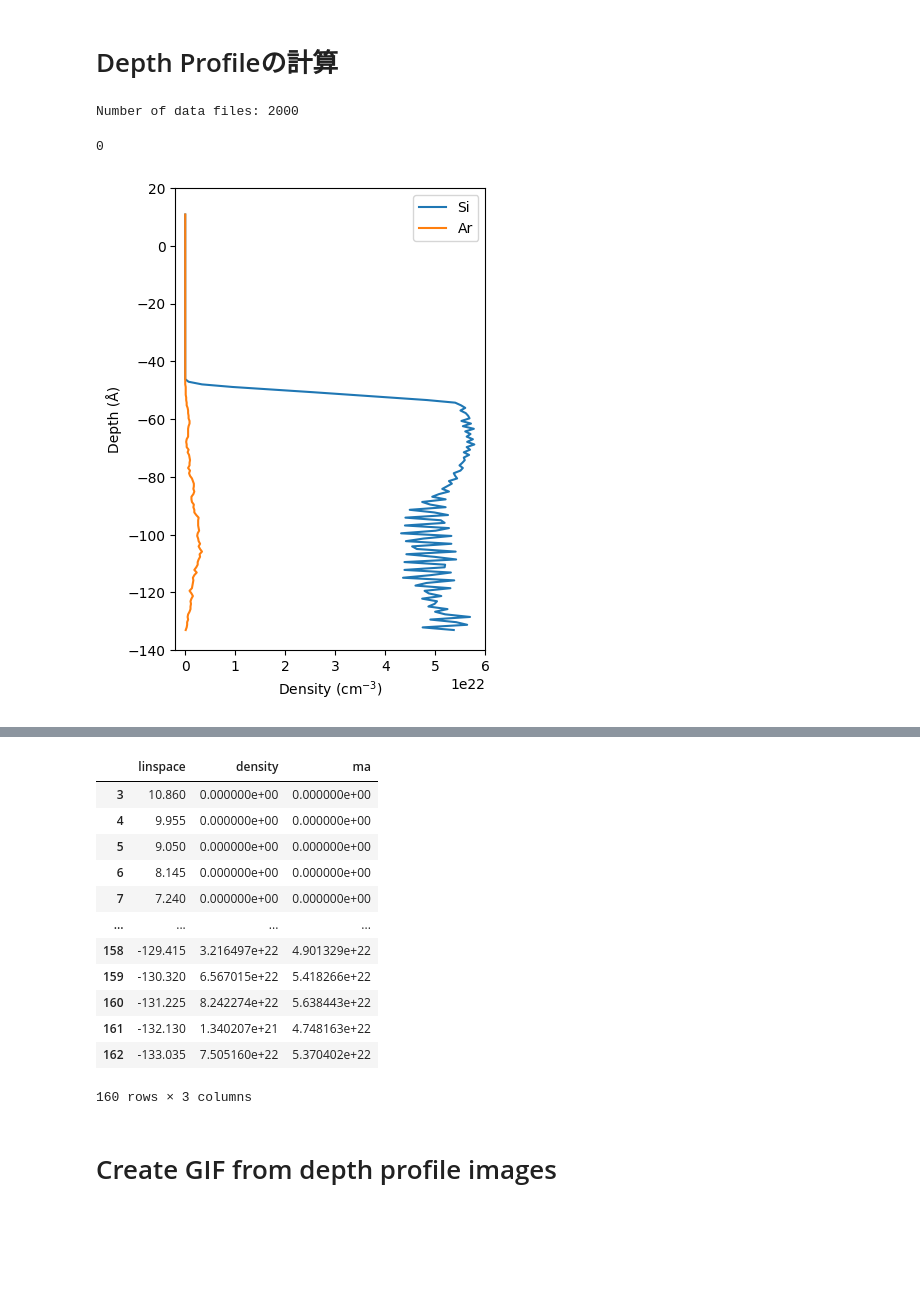
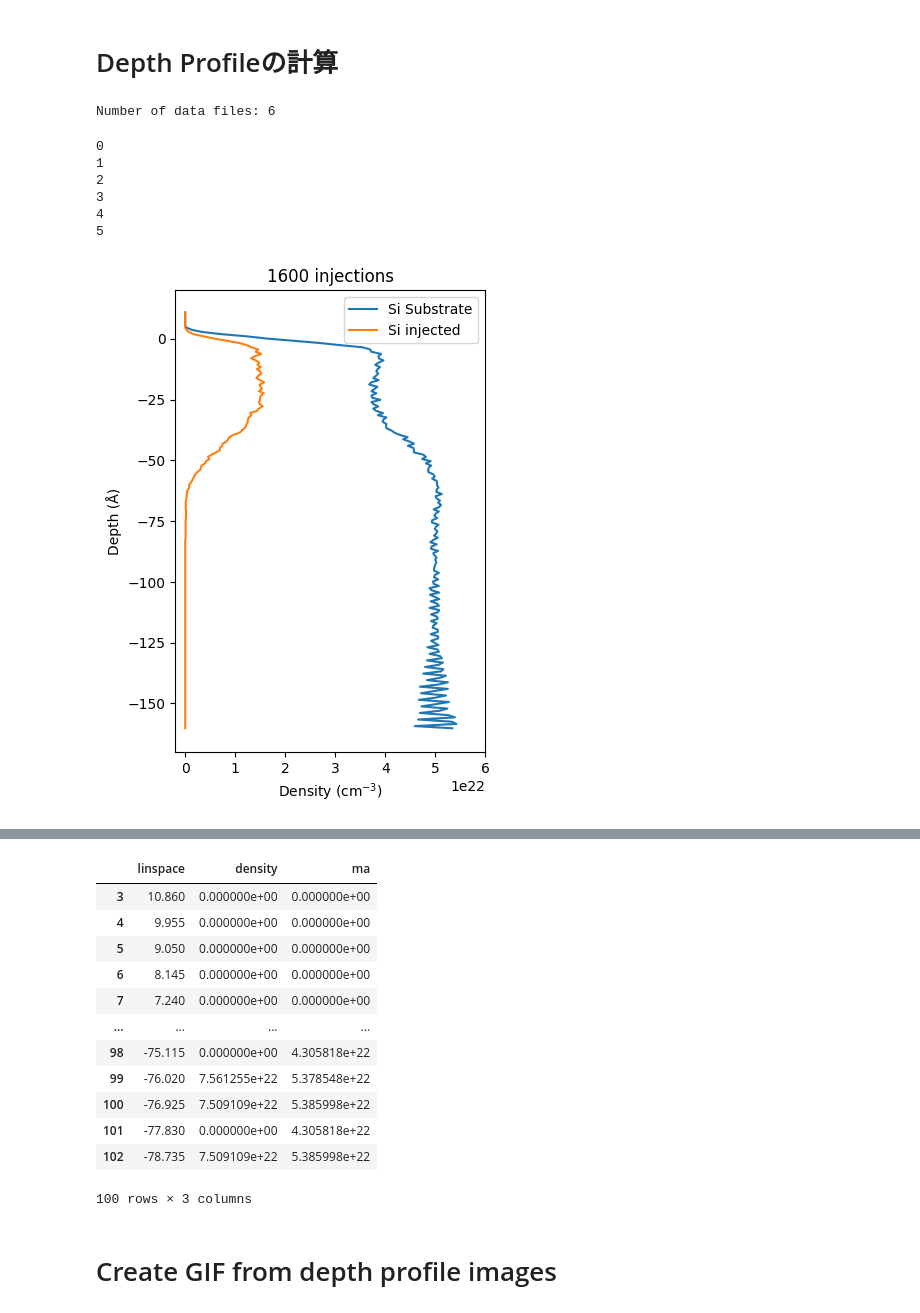
Before and after one commit to y1u0d2a1i/mlp_tools, a Jupyter notebook: notebooks/analyze/get_depth_profile.ipynb, the cells around one changed output, grey strips where cells are left out. Drawn from its saved outputs; the diff is of its cells as text; code cells hidden in the pictures; blank space fills up the shorter version.

```diff
--- a/notebooks/analyze/get_depth_profile.ipynb
+++ b/notebooks/analyze/get_depth_profile.ipynb
@@ -13,19 +13,20 @@ import os
 
 from mlptools.analyzer.depth_profile import DepthProfileCalculator
 
-x_width = round(5.43 * 7.5, 2)
-y_width = round(5.43 * 7.5, 2)
-z_width = round(5.43 * 25.0, 2)
-upper_limit = 5.43 * 27.5
+x_width = round(5.43 * 8.5, 2)
+y_width = round(5.43 * 8.5, 2)
+z_width = round(5.43 * 30.0, 2)
+upper_limit = 5.43 * 32.5
 ang3tocm3 = 1.0e24
 
-path2dump = "/Users/y1u0d2/desktop/Lab/result/lammps/Si/sputtering/ml/model_21/argon/0deg_1000eV/data_traj"
+# path2dump = "/Users/y1u0d2/desktop/Lab/result/lammps/Si/sputtering/ml/model_21/argon/0deg_1000eV/data_traj"
+path2dump = "/Users/y1u0d2/desktop/Lab/result/lammps/Si/sputtering/sw/analyze_sp_with_size_of_substrate/result/SW_W-8.5_D-30.0_E-1000/data_files"
 data_files = glob(f"{path2dump}/data.Si.*")
 # sort data_files by the number * in data.Si.*
 data_files = sorted(data_files, key=lambda x: int(x.split(".")[-1]))
 print(f"Number of data files: {len(data_files)}")
 # %% [output]
-Number of data files: 2000
+Number of data files: 6
 # %%
 path2save = "/Users/y1u0d2/desktop/Lab/result/lammps/Si/sputtering/ml/model_21/argon/0deg_1000eV/depth_profile"
 lmp_type_dict = {
@@ -41,36 +42,41 @@ for i, path2structure in enumerate(data_files[::-1]):
     depth_profile_df = depth_profile_calculator.get_depth_profile(
         atoms=atoms,
         atom_type=14,
         x_width=x_width,
         y_width=y_width,
         z_width=z_width,
         upper_limit=upper_limit,
         step=0.9
     )
     ar_depth_profile_df = depth_profile_calculator.get_depth_profile(
         atoms=atoms,
         atom_type=18,
         x_width=x_width,
         y_width=y_width,
         z_width=z_width,
         upper_limit=upper_limit,
         step=0.9
     )
     # depth_profile_df = depth_profile_df.iloc[::4, :].copy()
     # sort and reset index
     # depth_profile_df.reset_index(drop=True, inplace=True)
-    ax.plot(depth_profile_df['ma'], depth_profile_df['linspace'], alpha=1, label="Si")
-    ax.plot(ar_depth_profile_df['ma'], ar_depth_profile_df['linspace'], alpha=1, label="Ar")
+    ax.plot(depth_profile_df['ma'], depth_profile_df['linspace'], alpha=1, label="Si Substrate")
+    ax.plot(ar_depth_profile_df['ma'], ar_depth_profile_df['linspace'], alpha=1, label="Si injected")
     ax.set_xlim(-0.2e22, 6.0e22)
-    ax.set_ylim(-140, 20)
+    ax.set_ylim(-170, 20)
     ax.set_xlabel("Density (cm$^{-3}$)")
     ax.set_ylabel("Depth (Å)")
-    # ax.set_title(f"{int(int(os.path.basename(path2structure).split('.')[-1]) / 20000) + 1} injections")
+    ax.set_title(f"{int(int(os.path.basename(path2structure).split('.')[-1]) / 20000) + 1} injections")
     ax.legend(loc="upper right")
     # fig.savefig(f"{path2save}/{os.path.basename(path2structure)}.png")
     # dont display figure
     # plt.close()
-    break
+    # break
 # %% [output]
 0
+1
+2
+3
+4
+5
-[figure, old version]
+[figure, new version]
@@ -84,12 +95,12 @@ depth_profile_df
 | 6 | 8.145 | 0.000000e+00 | 0.000000e+00 |
 | 7 | 7.240 | 0.000000e+00 | 0.000000e+00 |
 | ... | ... | ... | ... |
-| 158 | -129.415 | 3.216497e+22 | 4.901329e+22 |
-| 159 | -130.320 | 6.567015e+22 | 5.418266e+22 |
-| 160 | -131.225 | 8.242274e+22 | 5.638443e+22 |
-| 161 | -132.130 | 1.340207e+21 | 4.748163e+22 |
-| 162 | -133.035 | 7.505160e+22 | 5.370402e+22 |
+| 98 | -75.115 | 0.000000e+00 | 4.305818e+22 |
+| 99 | -76.020 | 7.561255e+22 | 5.378548e+22 |
+| 100 | -76.925 | 7.509109e+22 | 5.385998e+22 |
+| 101 | -77.830 | 0.000000e+00 | 4.305818e+22 |
+| 102 | -78.735 | 7.509109e+22 | 5.385998e+22 |
-160 rows × 3 columns
+100 rows × 3 columns
 # %% [markdown]
 # Create GIF from depth profile images
 # %%
```
Also changed, not shown: parts of 1 cell of this notebook, 14 other files.
